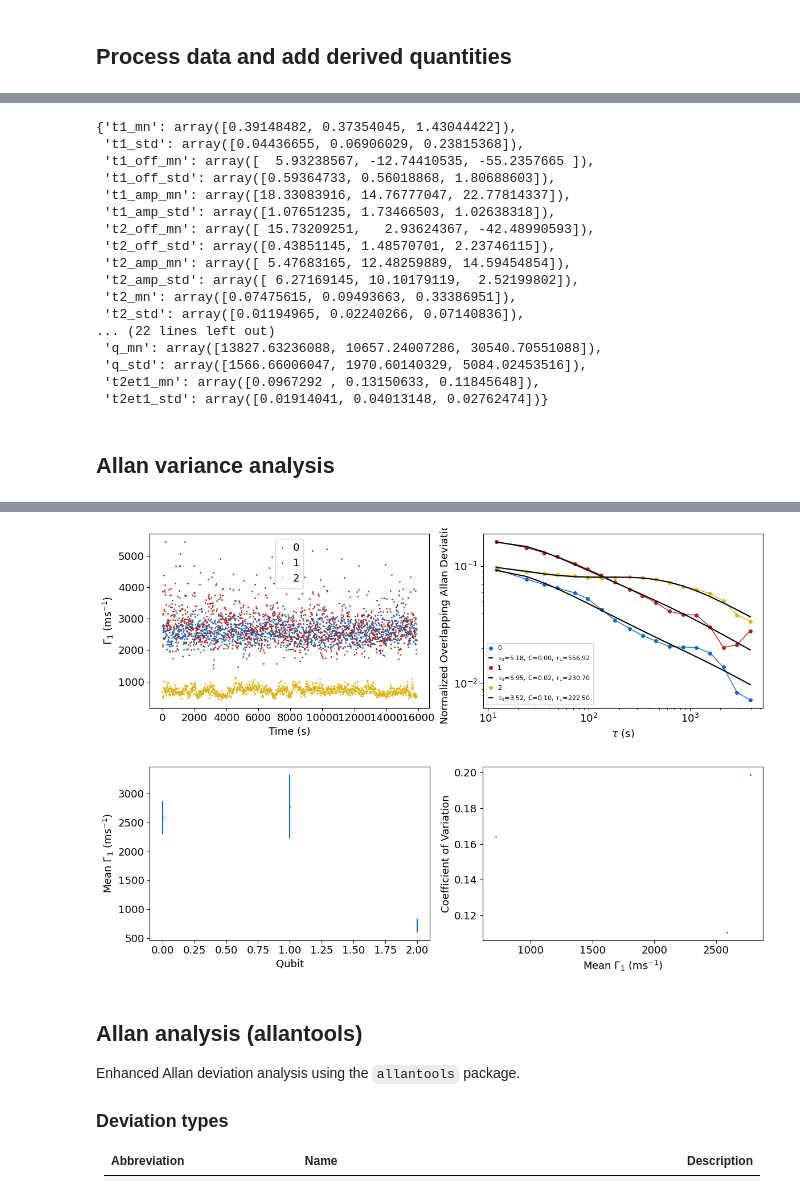
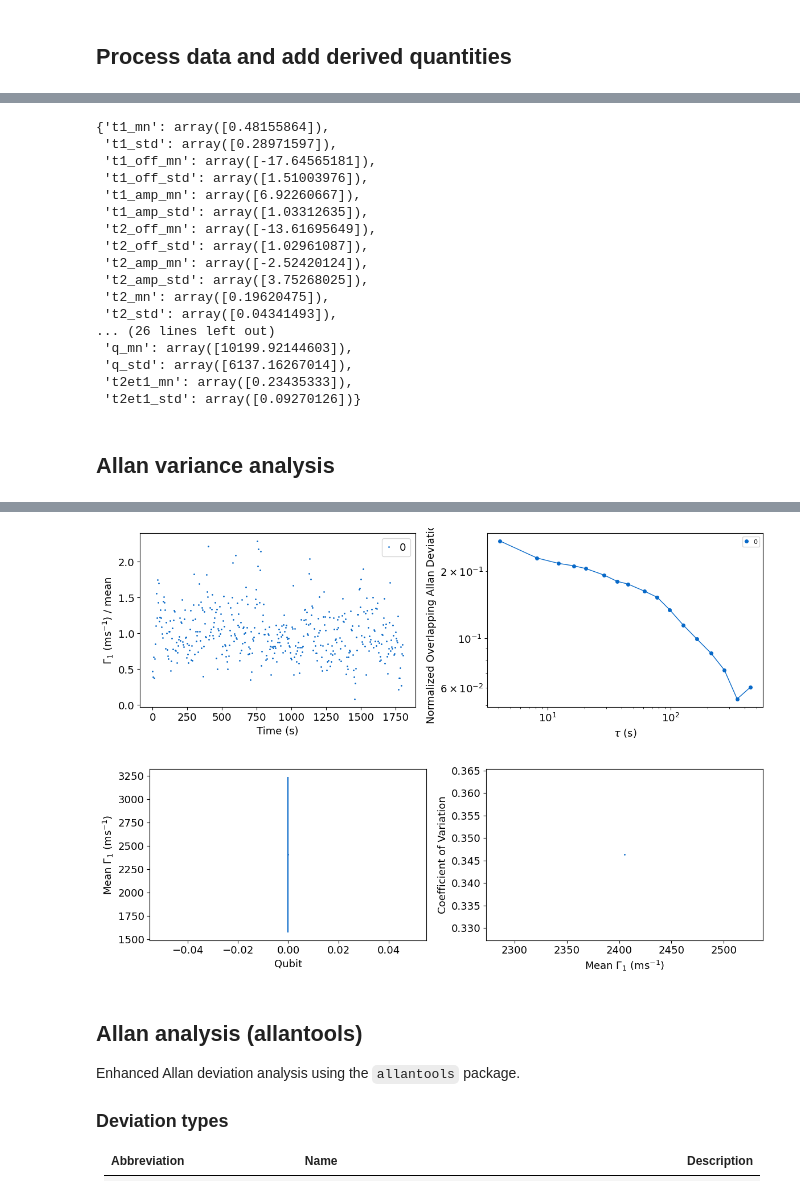
Before and after one commit to SchusterLab/slab_qick_calib, a Jupyter notebook: notebooks_analysis/analyze_tracking.ipynb, the cells around one changed output, grey strips where cells are left out. Saved outputs shown, nothing was run; the diff lists cells and outputs as text; code cells hidden in the pictures.

```diff
--- a/notebooks_analysis/analyze_tracking.ipynb
+++ b/notebooks_analysis/analyze_tracking.ipynb
@@ -22,7 +22,7 @@ The autoreload extension is already loaded. To reload it, use:
 ## Configuration
 # %%
 cfg_file = 'sample_50_rfboard.yml'
-expt_path = r'C:\_Data'
+expt_path = r'C:\_Data\sample_50_new'
 cfg_path = os.path.join(os.getcwd(), '..', 'configs', cfg_file)
 
 csv_dir = os.path.join(expt_path, 'Tracking', 'csv')
@@ -42,25 +46,26 @@ tt = collections.add_losses(tt)
 # %%
 tt_ave
 # %% [output]
-{'t1_mn': array([0.39148482, 0.37354045, 1.43044422]),
- 't1_std': array([0.04436655, 0.06906029, 0.23815368]),
- 't1_off_mn': array([  5.93238567, -12.74410535, -55.2357665 ]),
- 't1_off_std': array([0.59364733, 0.56018868, 1.80688603]),
- 't1_amp_mn': array([18.33083916, 14.76777047, 22.77814337]),
- 't1_amp_std': array([1.07651235, 1.73466503, 1.02638318]),
- 't2_off_mn': array([ 15.73209251,   2.93624367, -42.48990593]),
- 't2_off_std': array([0.43851145, 1.48570701, 2.23746115]),
- 't2_amp_mn': array([ 5.47683165, 12.48259889, 14.59454854]),
- 't2_amp_std': array([ 6.27169145, 10.10179119,  2.52199802]),
- 't2_mn': array([0.07475615, 0.09493663, 0.33386951]),
- 't2_std': array([0.01194965, 0.02240266, 0.07140836]),
-... (22 lines left out)
- 'q_mn': array([13827.63236088, 10657.24007286, 30540.70551088]),
- 'q_std': array([1566.66006047, 1970.60140329, 5084.02453516]),
- 't2et1_mn': array([0.0967292 , 0.13150633, 0.11845648]),
- 't2et1_std': array([0.01914041, 0.04013148, 0.02762474])}
+{'t1_mn': array([0.48155864]),
+ 't1_std': array([0.28971597]),
+ 't1_off_mn': array([-17.64565181]),
+ 't1_off_std': array([1.51003976]),
+ 't1_amp_mn': array([6.92260667]),
+ 't1_amp_std': array([1.03312635]),
+ 't2_off_mn': array([-13.61695649]),
+ 't2_off_std': array([1.02961087]),
+ 't2_amp_mn': array([-2.52420124]),
+ 't2_amp_std': array([3.75268025]),
+ 't2_mn': array([0.19620475]),
+ 't2_std': array([0.04341493]),
+... (26 lines left out)
+ 'q_mn': array([10199.92144603]),
+ 'q_std': array([6137.16267014]),
+ 't2et1_mn': array([0.23435333]),
+ 't2et1_std': array([0.09270126])}
 # %% [markdown]
 ## Allan variance analysis
 # %%
-allan.perform_analysis(tt, param='Gamma1', save_path=csv_pth, tracking_id=tracking_id)
+
+allan.perform_analysis(tt, param='Gamma1', save_path=csv_pth, tracking_id=tracking_id, normalize=True)
 # %% [output]
@@ -70,5 +75,5 @@ RuntimeWarning: invalid value encountered in sqrt
-[figure, old version]
+[figure, new version]
-[figure, old version]
+[figure, new version]
 # %% [markdown]
 ## Allan analysis (allantools)
 
```
Also changed, not shown: parts of 17 cells of this notebook, 19 other files.
